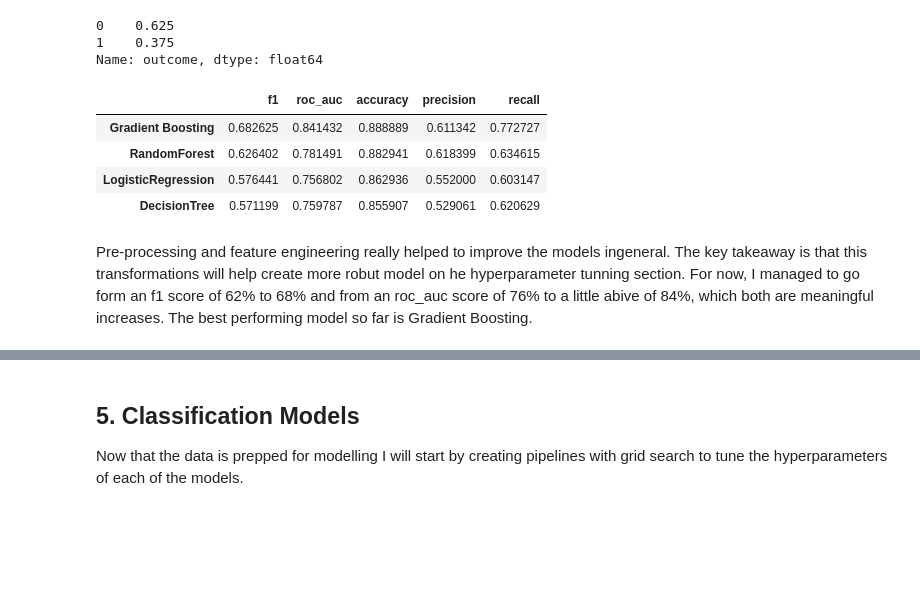
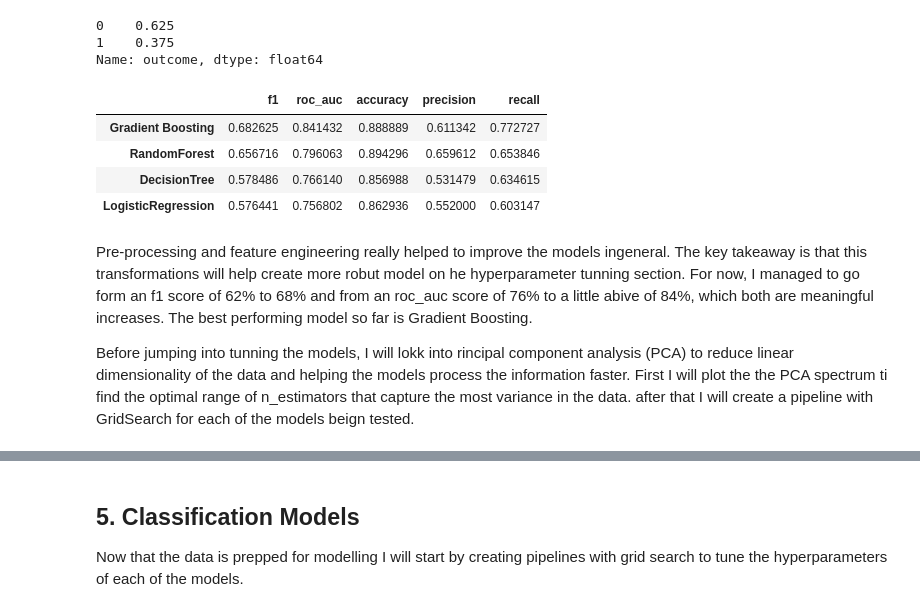
Before and after one commit to a123priya/dsc-mod-5-project-online-ds-pt-021119, a Jupyter notebook: student.ipynb, the cells around one changed output, grey strips where cells are left out. Cells and saved outputs as stored; diff of their text form; code cells hidden in the pictures; blank space fills up the shorter version.

```diff
--- a/student.ipynb
+++ b/student.ipynb
@@ -775,6 +774,6 @@ The f1 scores of the baseline models improved by scaling the data. Especifically
 # %%
 cat_col_index = list(range(len(num_cols_names),59))
 sm = SMOTENC(categorical_features=cat_col_index, random_state=123, sampling_strategy=.6)
-X_res, y_res = sm.fit_resample(X_train, y_train)
+X_trainres, y_trainres = sm.fit_resample(X_train, y_train)
 # %%
 #Find out the new target incidency rate.
@@ -784,13 +783,15 @@ pd.DataFrame(y_res,columns=['outcome']).outcome.value_counts(normalize=True)
 1    0.375
 Name: outcome, dtype: float64
 # %%
-results4 = baseline_models(data=[X_res, X_test, y_res, y_test])
+results4 = baseline_models(data=[X_trainres, X_test, y_trainres, y_test])
 results4.sort_values('f1',ascending=False)
 # %% [output]
 |  | f1 | roc_auc | accuracy | precision | recall |
 | Gradient Boosting | 0.682625 | 0.841432 | 0.888889 | 0.611342 | 0.772727 |
-| RandomForest | 0.626402 | 0.781491 | 0.882941 | 0.618399 | 0.634615 |
+| RandomForest | 0.656716 | 0.796063 | 0.894296 | 0.659612 | 0.653846 |
+| DecisionTree | 0.578486 | 0.766140 | 0.856988 | 0.531479 | 0.634615 |
 | LogisticRegression | 0.576441 | 0.756802 | 0.862936 | 0.552000 | 0.603147 |
-| DecisionTree | 0.571199 | 0.759787 | 0.855907 | 0.529061 | 0.620629 |
 # %% [markdown]
 Pre-processing and feature engineering really helped to improve the models ingeneral. The key takeaway is that this transformations will help create more robut model on he hyperparameter tunning section. For now, I managed to go form an f1 score of 62% to 68% and from an roc_auc score of 76% to a little abive of 84%, which both are meaningful increases. The best performing model so far is Gradient Boosting.
+
+Before jumping into tunning the models, I will lokk into rincipal component analysis (PCA) to reduce linear dimensionality of the data and helping the models process the information faster. First I will plot the the PCA spectrum ti find the optimal range of n_estimators that capture the most variance in the data. after that I will create a pipeline with GridSearch for each of the models beign tested.
```
Also changed, not shown: parts of 19 cells of this notebook.
